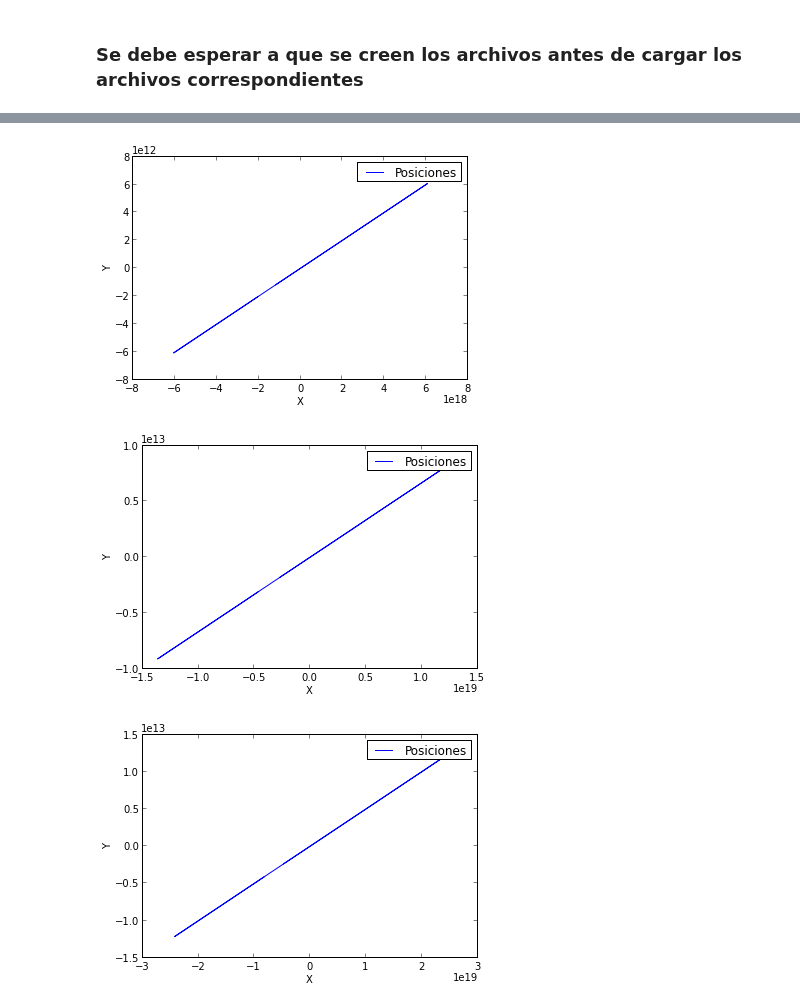
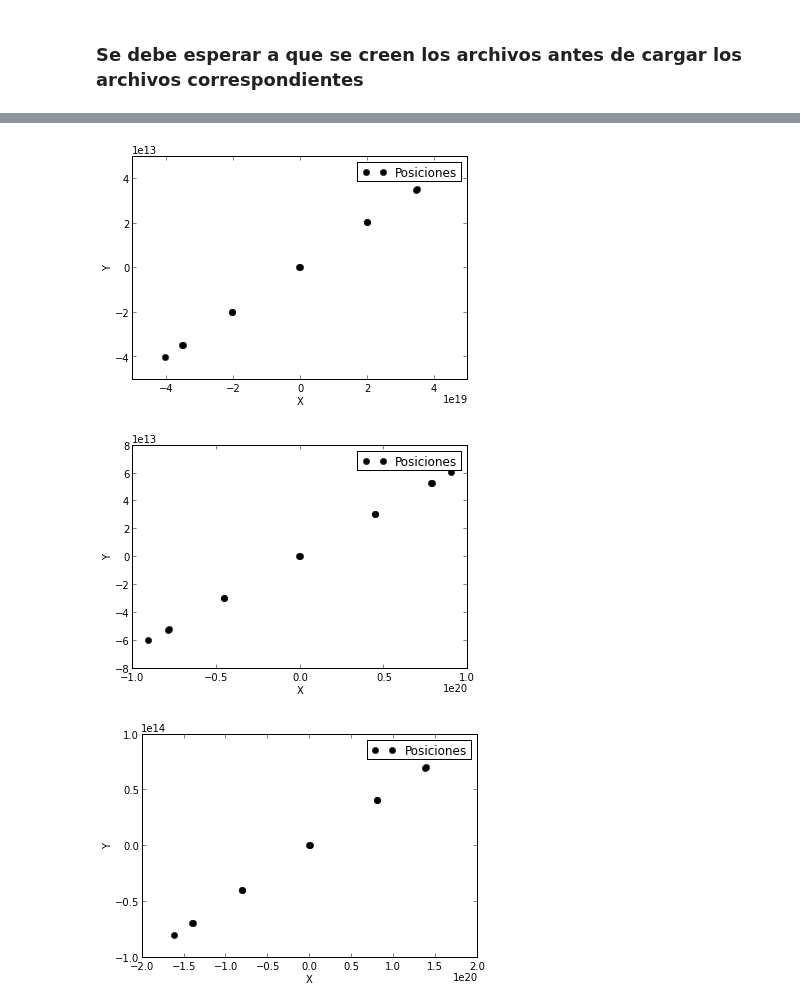
Before and after one commit to daniel-lozano/tarea6, a Jupyter notebook: plots_evoluciones.ipynb, the cells around one changed output, grey strips where cells are left out. Drawn from its saved outputs; the diff is of its cells as text; code cells hidden in the pictures.

```diff
--- a/plots_evoluciones.ipynb
+++ b/plots_evoluciones.ipynb
@@ -114,7 +126,7 @@ for i in range (12):
     vx2[i]=vx[i+1]
     vy2[i]=vy[i+1]
 
-plot(x2,y2,label="Posiciones")
+plot(x2,y2,"ko",label="Posiciones")
 legend()
 xlabel("X")
 ylabel("Y")
@@ -122,34 +134,34 @@ ylabel("Y")
 plt.show()
 plt.close()
 # %% [output]
-[figure, old version]
+[figure, new version]
 # %%
 #3ra evolucion
 x=file3[:,1]
 y=file3[:,2]
 vx=file3[:,3]
 vy=file3[:,4]
 
 x3=np.empty(12)
 vx3=np.empty(12)
 y3=np.empty(12)
 vy3=np.empty(12)
 
 for i in range (12):
     x3[i]=x[i+1]
     y3[i]=y[i+1]
     vx3[i]=vx[i+1]
     vy3[i]=vy[i+1]
 
-plot(x3,y3,label="Posiciones")
+plot(x3,y3,"ko",label="Posiciones")
 legend()
 xlabel("X")
 ylabel("Y")
 
 plt.show()
 plt.close()
 # %% [output]
-[figure, old version]
+[figure, new version]
 # %%
 #
 x=file4[:,1]
@@ -168,11 +180,11 @@ for i in range (12):
     vx4[i]=vx[i+1]
     vy4[i]=vy[i+1]
 
-plot(x4,y4,label="Posiciones")
+plot(x4,y4,"ko",label="Posiciones")
 legend()
 xlabel("X")
 ylabel("Y")
 plt.show()
 plt.close()
 # %% [output]
-[figure, old version]
+[figure, new version]
```
Also changed, not shown: parts of 4 cells of this notebook, 17 other files.
